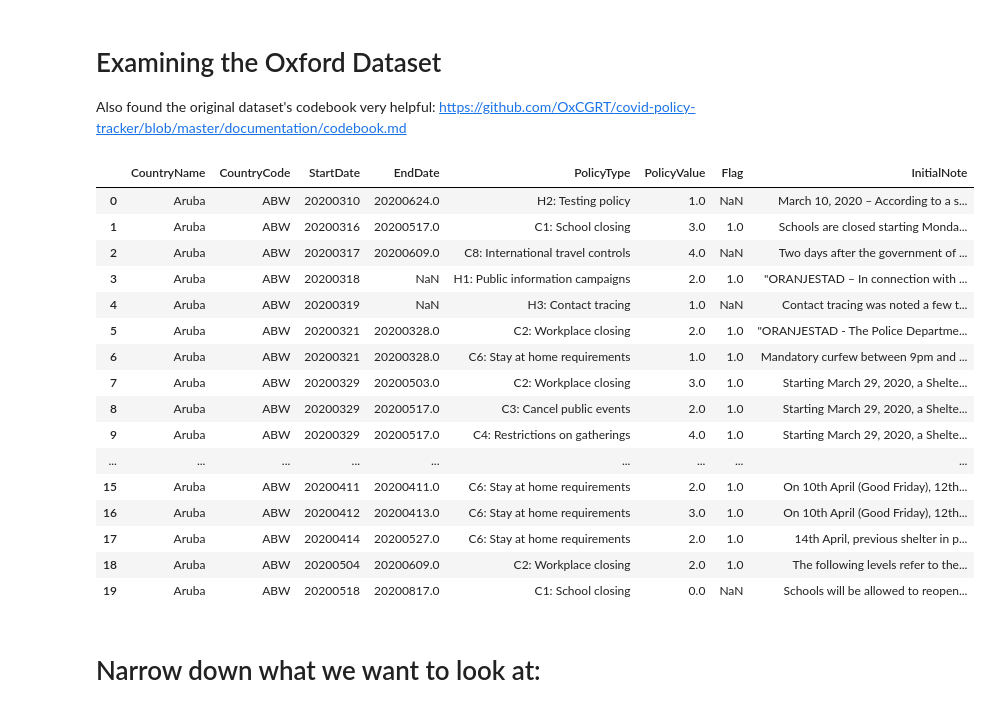
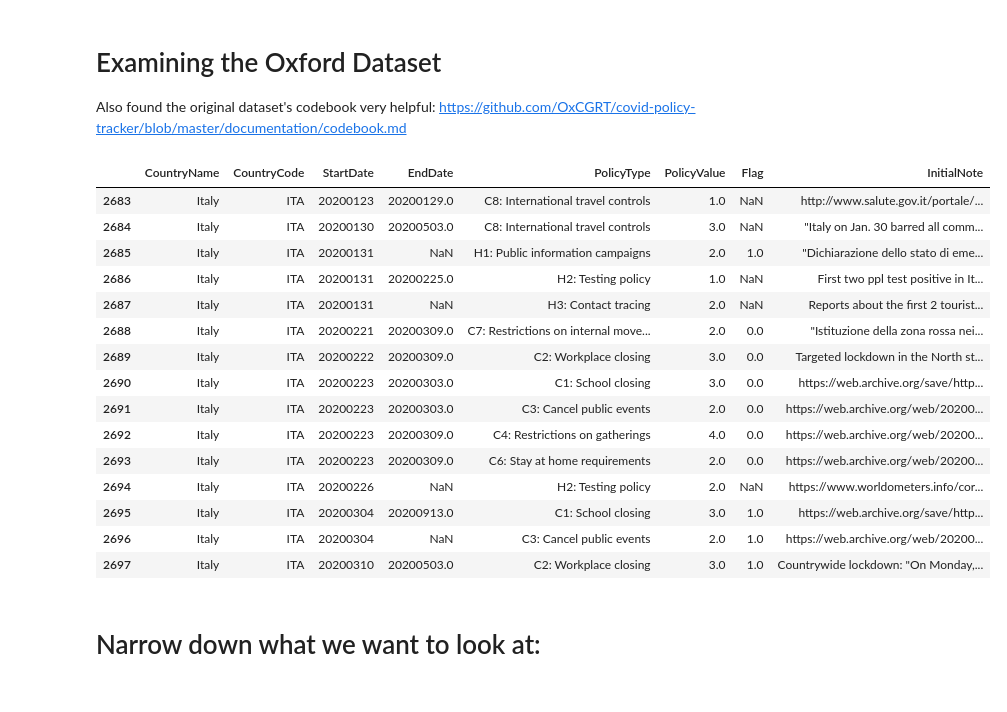
Before and after one commit to ksaslow/sad-song, a Jupyter notebook: ox_covid_test.ipynb, the cells around one changed output. Cells and saved outputs as stored; diff of their text form; code cells hidden in the pictures.

```diff
--- a/ox_covid_test.ipynb
+++ b/ox_covid_test.ipynb
@@ -8,24 +8,25 @@ Also found the original dataset's codebook very helpful: https://github.com/OxCG
 # %%
 data = pd.read_csv('OxCGRT_latest_responses.csv')
 data.head(20)
+
+data[data['CountryName']=='Italy'].head(15)
 # %% [output]
 |  | CountryName | CountryCode | StartDate | EndDate | PolicyType | PolicyValue | Flag | InitialNote |
-| 0 | Aruba | ABW | 20200310 | 20200624.0 | H2: Testing policy | 1.0 | NaN | March 10, 2020 – According to a s... |
-| 1 | Aruba | ABW | 20200316 | 20200517.0 | C1: School closing | 3.0 | 1.0 | Schools are closed starting Monda... |
-| 2 | Aruba | ABW | 20200317 | 20200609.0 | C8: International travel controls | 4.0 | NaN | Two days after the government of ... |
-| 3 | Aruba | ABW | 20200318 | NaN | H1: Public information campaigns | 2.0 | 1.0 | "ORANJESTAD – In connection with ... |
-| 4 | Aruba | ABW | 20200319 | NaN | H3: Contact tracing | 1.0 | NaN | Contact tracing was noted a few t... |
-| 5 | Aruba | ABW | 20200321 | 20200328.0 | C2: Workplace closing | 2.0 | 1.0 | "ORANJESTAD - The Police Departme... |
-| 6 | Aruba | ABW | 20200321 | 20200328.0 | C6: Stay at home requirements | 1.0 | 1.0 | Mandatory curfew between 9pm and ... |
-| 7 | Aruba | ABW | 20200329 | 20200503.0 | C2: Workplace closing | 3.0 | 1.0 | Starting March 29, 2020, a Shelte... |
-| 8 | Aruba | ABW | 20200329 | 20200517.0 | C3: Cancel public events | 2.0 | 1.0 | Starting March 29, 2020, a Shelte... |
-| 9 | Aruba | ABW | 20200329 | 20200517.0 | C4: Restrictions on gatherings | 4.0 | 1.0 | Starting March 29, 2020, a Shelte... |
-| ... | ... | ... | ... | ... | ... | ... | ... | ... |
-| 15 | Aruba | ABW | 20200411 | 20200411.0 | C6: Stay at home requirements | 2.0 | 1.0 | On 10th April (Good Friday), 12th... |
-| 16 | Aruba | ABW | 20200412 | 20200413.0 | C6: Stay at home requirements | 3.0 | 1.0 | On 10th April (Good Friday), 12th... |
-| 17 | Aruba | ABW | 20200414 | 20200527.0 | C6: Stay at home requirements | 2.0 | 1.0 | 14th April, previous shelter in p... |
-| 18 | Aruba | ABW | 20200504 | 20200609.0 | C2: Workplace closing | 2.0 | 1.0 | The following levels refer to the... |
-| 19 | Aruba | ABW | 20200518 | 20200817.0 | C1: School closing | 0.0 | NaN | Schools will be allowed to reopen... |
+| 2683 | Italy | ITA | 20200123 | 20200129.0 | C8: International travel controls | 1.0 | NaN | http://www.salute.gov.it/portale/... |
+| 2684 | Italy | ITA | 20200130 | 20200503.0 | C8: International travel controls | 3.0 | NaN | "Italy on Jan. 30 barred all comm... |
+| 2685 | Italy | ITA | 20200131 | NaN | H1: Public information campaigns | 2.0 | 1.0 | "Dichiarazione dello stato di eme... |
+| 2686 | Italy | ITA | 20200131 | 20200225.0 | H2: Testing policy | 1.0 | NaN | First two ppl test positive in It... |
+| 2687 | Italy | ITA | 20200131 | NaN | H3: Contact tracing | 2.0 | NaN | Reports about the first 2 tourist... |
+| 2688 | Italy | ITA | 20200221 | 20200309.0 | C7: Restrictions on internal move... | 2.0 | 0.0 | "Istituzione della zona rossa nei... |
+| 2689 | Italy | ITA | 20200222 | 20200309.0 | C2: Workplace closing | 3.0 | 0.0 | Targeted lockdown in the North st... |
+| 2690 | Italy | ITA | 20200223 | 20200303.0 | C1: School closing | 3.0 | 0.0 | https://web.archive.org/save/http... |
+| 2691 | Italy | ITA | 20200223 | 20200303.0 | C3: Cancel public events | 2.0 | 0.0 | https://web.archive.org/web/20200... |
+| 2692 | Italy | ITA | 20200223 | 20200309.0 | C4: Restrictions on gatherings | 4.0 | 0.0 | https://web.archive.org/web/20200... |
+| 2693 | Italy | ITA | 20200223 | 20200309.0 | C6: Stay at home requirements | 2.0 | 0.0 | https://web.archive.org/web/20200... |
+| 2694 | Italy | ITA | 20200226 | NaN | H2: Testing policy | 2.0 | NaN | https://www.worldometers.info/cor... |
+| 2695 | Italy | ITA | 20200304 | 20200913.0 | C1: School closing | 3.0 | 1.0 | https://web.archive.org/save/http... |
+| 2696 | Italy | ITA | 20200304 | NaN | C3: Cancel public events | 2.0 | 1.0 | https://web.archive.org/web/20200... |
+| 2697 | Italy | ITA | 20200310 | 20200503.0 | C2: Workplace closing | 3.0 | 1.0 | Countrywide lockdown: "On Monday,... |
 # %% [markdown]
 # Narrow down what we want to look at:
 # %%
```
Also changed, not shown: parts of 1 cell of this notebook, 2 other files.
